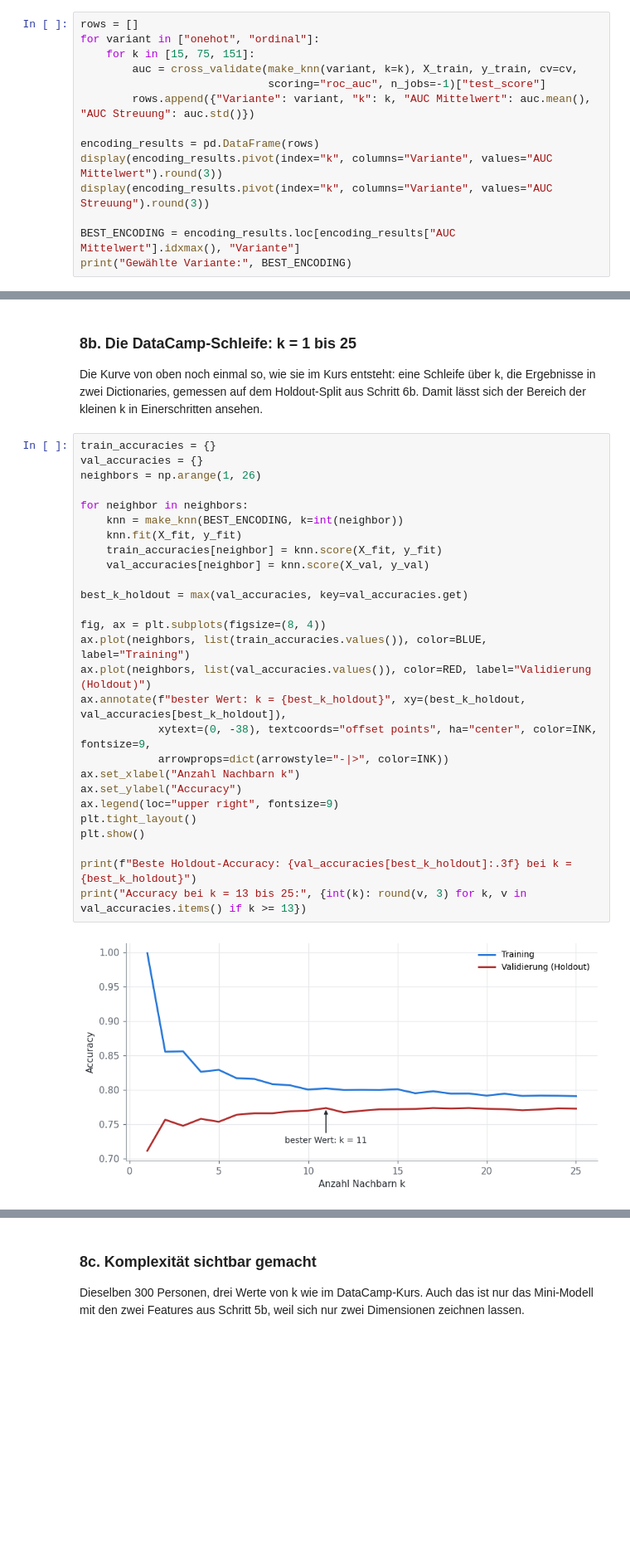
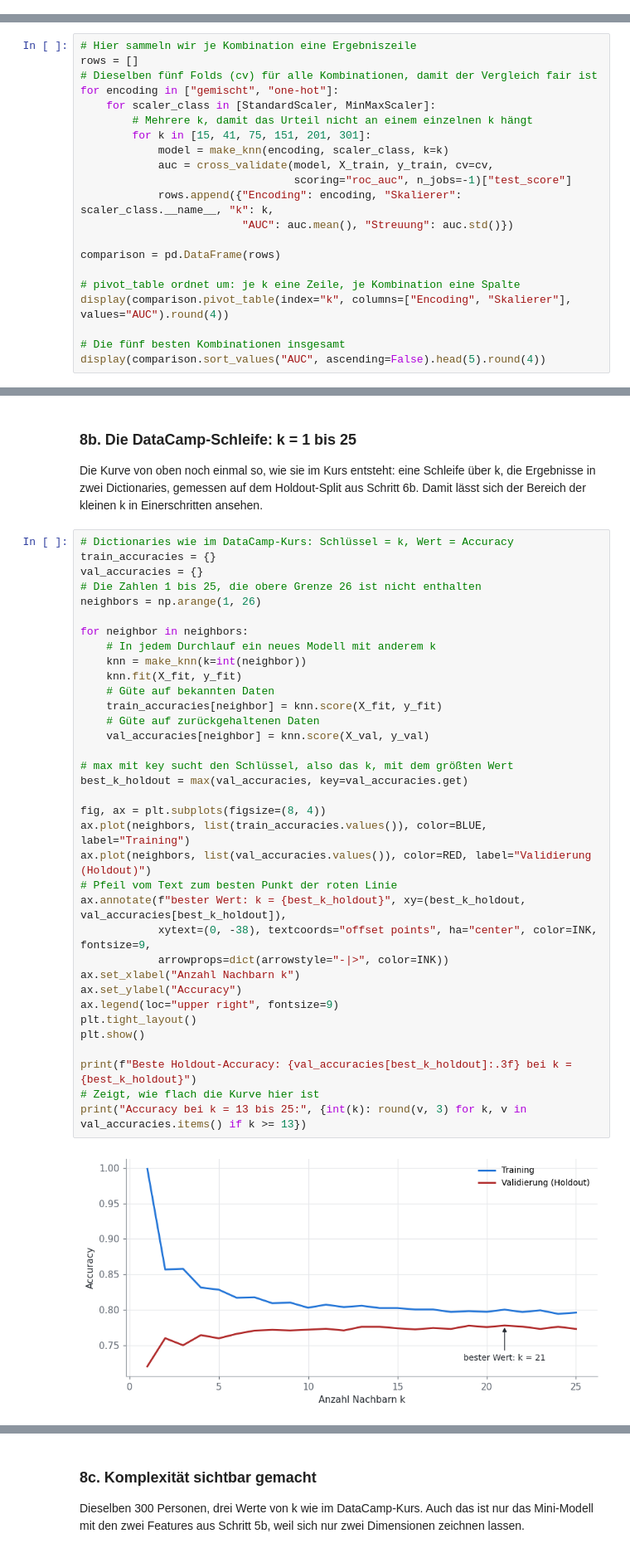
Before and after one commit to Lyxxrn/Data-Science, a Jupyter notebook: week 3/knn_schritt_fuer_schritt.ipynb, the cells around one changed output, grey strips where cells are left out. Shown at 83% size. Drawn from its saved outputs; the diff is of its cells as text; blank space fills up the shorter version.

```diff
--- a/week 3/knn_schritt_fuer_schritt.ipynb
+++ b/week 3/knn_schritt_fuer_schritt.ipynb
@@ -455,14 +532,0 @@ Damit vergleichen wir die beiden Encoding-Varianten aus Schritt 4 auf denselben
-# %%
-rows = []
-for variant in ["onehot", "ordinal"]:
-    for k in [15, 75, 151]:
-        auc = cross_validate(make_knn(variant, k=k), X_train, y_train, cv=cv,
-                             scoring="roc_auc", n_jobs=-1)["test_score"]
-        rows.append({"Variante": variant, "k": k, "AUC Mittelwert": auc.mean(), "AUC Streuung": auc.std()})
-
-encoding_results = pd.DataFrame(rows)
-display(encoding_results.pivot(index="k", columns="Variante", values="AUC Mittelwert").round(3))
-display(encoding_results.pivot(index="k", columns="Variante", values="AUC Streuung").round(3))
-
-BEST_ENCODING = encoding_results.loc[encoding_results["AUC Mittelwert"].idxmax(), "Variante"]
-print("Gewählte Variante:", BEST_ENCODING)
@@ -486,0 +533,21 @@ Das hatten wir so nicht erwartet, denn ordinal klang nach der besseren Idee. Ein
+# %%
+# Hier sammeln wir je Kombination eine Ergebniszeile
+rows = []
+# Dieselben fünf Folds (cv) für alle Kombinationen, damit der Vergleich fair ist
+for encoding in ["gemischt", "one-hot"]:
+    for scaler_class in [StandardScaler, MinMaxScaler]:
+        # Mehrere k, damit das Urteil nicht an einem einzelnen k hängt
+        for k in [15, 41, 75, 151, 201, 301]:
+            model = make_knn(encoding, scaler_class, k=k)
+            auc = cross_validate(model, X_train, y_train, cv=cv,
+                                 scoring="roc_auc", n_jobs=-1)["test_score"]
+            rows.append({"Encoding": encoding, "Skalierer": scaler_class.__name__, "k": k,
+                         "AUC": auc.mean(), "Streuung": auc.std()})
+
+comparison = pd.DataFrame(rows)
+
+# pivot_table ordnet um: je k eine Zeile, je Kombination eine Spalte
+display(comparison.pivot_table(index="k", columns=["Encoding", "Skalierer"], values="AUC").round(4))
+
+# Die fünf besten Kombinationen insgesamt
+display(comparison.sort_values("AUC", ascending=False).head(5).round(4))
@@ -568,31 +667,39 @@ display(pd.DataFrame({
 
 Die Kurve von oben noch einmal so, wie sie im Kurs entsteht: eine Schleife über k, die Ergebnisse in zwei Dictionaries, gemessen auf dem Holdout-Split aus Schritt 6b. Damit lässt sich der Bereich der kleinen k in Einerschritten ansehen.
 # %%
+# Dictionaries wie im DataCamp-Kurs: Schlüssel = k, Wert = Accuracy
 train_accuracies = {}
 val_accuracies = {}
+# Die Zahlen 1 bis 25, die obere Grenze 26 ist nicht enthalten
 neighbors = np.arange(1, 26)
 
 for neighbor in neighbors:
-    knn = make_knn(BEST_ENCODING, k=int(neighbor))
+    # In jedem Durchlauf ein neues Modell mit anderem k
+    knn = make_knn(k=int(neighbor))
     knn.fit(X_fit, y_fit)
+    # Güte auf bekannten Daten
     train_accuracies[neighbor] = knn.score(X_fit, y_fit)
+    # Güte auf zurückgehaltenen Daten
     val_accuracies[neighbor] = knn.score(X_val, y_val)
 
+# max mit key sucht den Schlüssel, also das k, mit dem größten Wert
 best_k_holdout = max(val_accuracies, key=val_accuracies.get)
 
 fig, ax = plt.subplots(figsize=(8, 4))
 ax.plot(neighbors, list(train_accuracies.values()), color=BLUE, label="Training")
 ax.plot(neighbors, list(val_accuracies.values()), color=RED, label="Validierung (Holdout)")
+# Pfeil vom Text zum besten Punkt der roten Linie
 ax.annotate(f"bester Wert: k = {best_k_holdout}", xy=(best_k_holdout, val_accuracies[best_k_holdout]),
             xytext=(0, -38), textcoords="offset points", ha="center", color=INK, fontsize=9,
             arrowprops=dict(arrowstyle="-|>", color=INK))
 ax.set_xlabel("Anzahl Nachbarn k")
 ax.set_ylabel("Accuracy")
 ax.legend(loc="upper right", fontsize=9)
 plt.tight_layout()
 plt.show()
 
 print(f"Beste Holdout-Accuracy: {val_accuracies[best_k_holdout]:.3f} bei k = {best_k_holdout}")
+# Zeigt, wie flach die Kurve hier ist
 print("Accuracy bei k = 13 bis 25:", {int(k): round(v, 3) for k, v in val_accuracies.items() if k >= 13})
 # %% [output]
-[figure, old version]
+[figure, new version]
```
Also changed, not shown: parts of 43 cells of this notebook, 1 other file.
